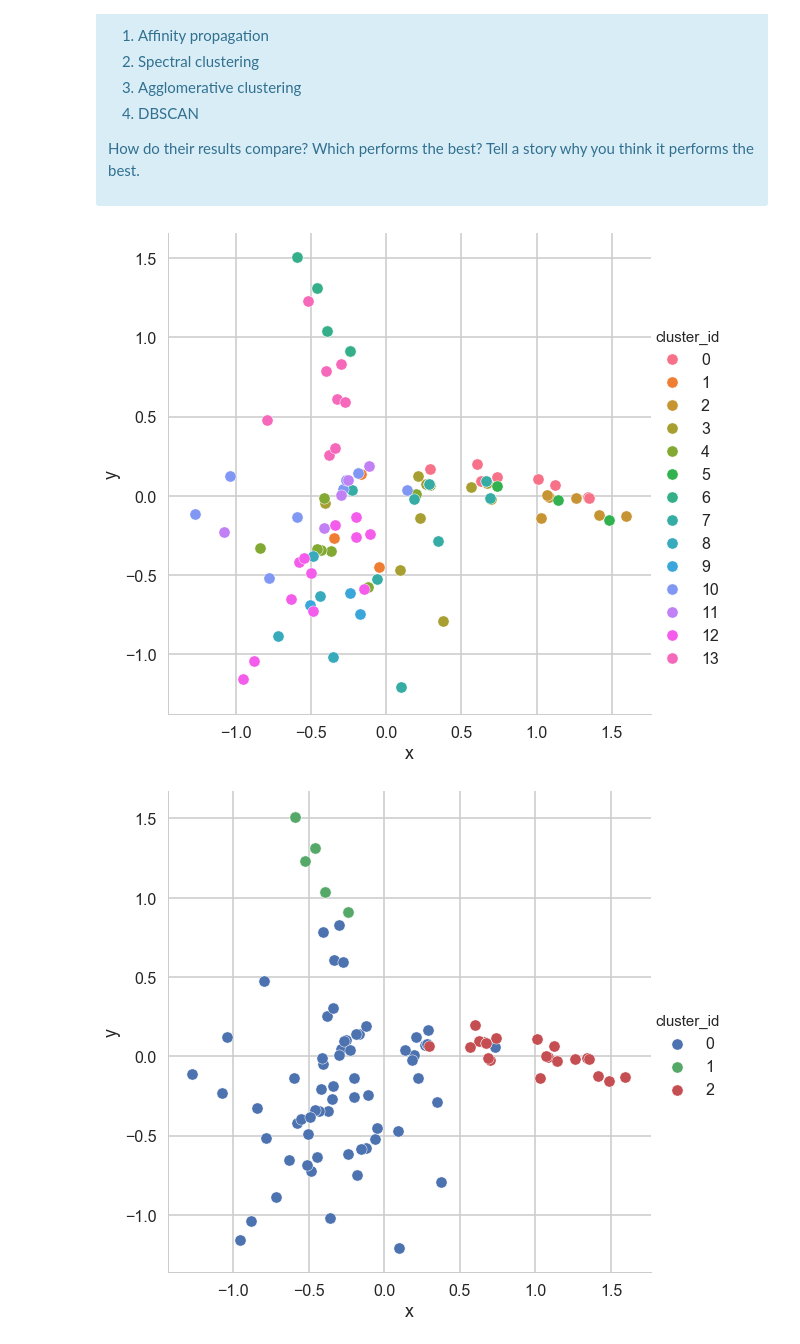
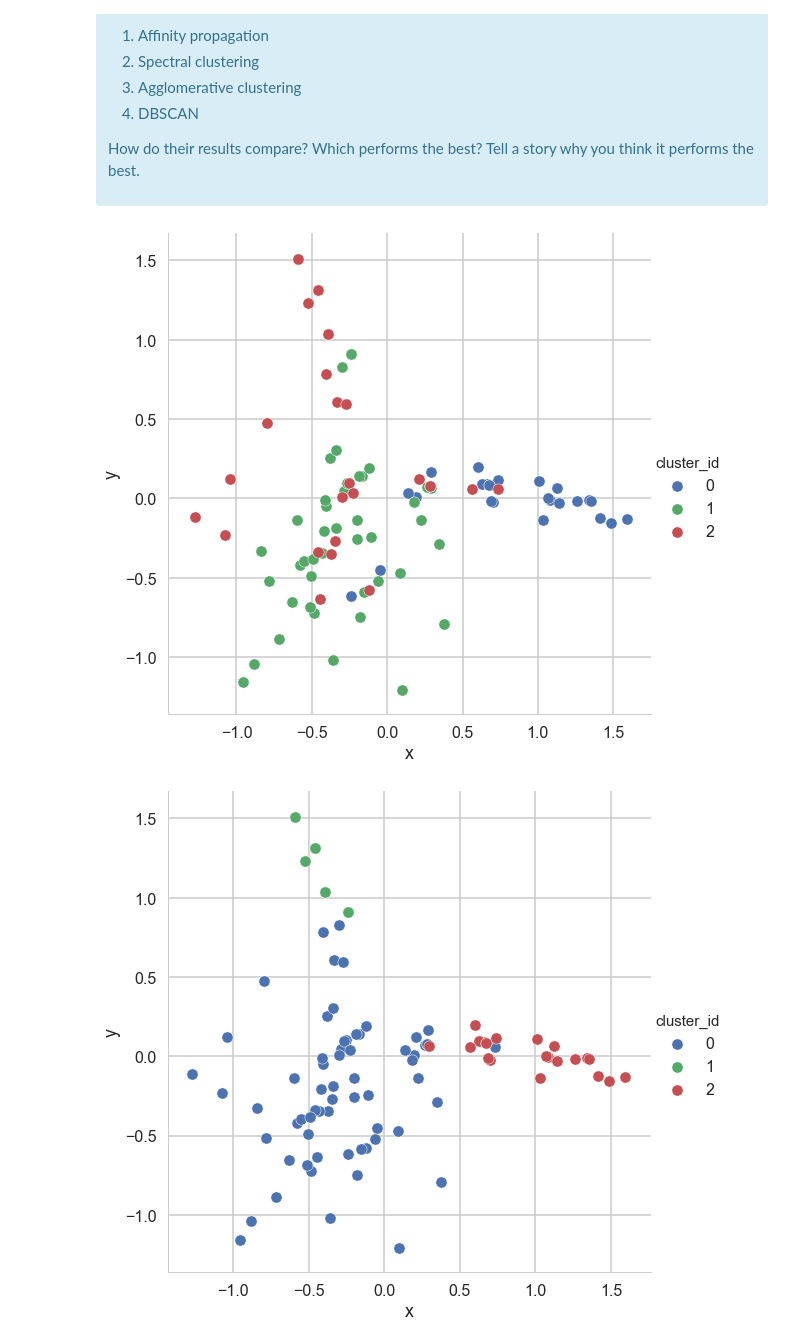
Before and after one commit to klane/springboard, a Jupyter notebook: machine-learning/clustering/clustering.ipynb, the cells around one changed output. Cells and saved outputs as stored; diff of their text form; code cells hidden in the pictures.

```diff
--- a/machine-learning/clustering/clustering.ipynb
+++ b/machine-learning/clustering/clustering.ipynb
@@ -100,20 +99,21 @@ where $x_i$ is a point, $C_k$ represents cluster $k$ and $\mu_k$ is the centroid
 </ul>
 </div>
 # %%
-# your turn
 import numpy as np
 from sklearn.cluster import KMeans
 from scipy.spatial.distance import cdist
 
-x_cols = df.as_matrix()
-K = range(2,11)
-kmeans = [KMeans(n_clusters=k, random_state=0).fit(x_cols) for k in K]
+X = df.as_matrix()
+K = range(2, 11)
+kmeans = [KMeans(n_clusters=k, random_state=0).fit(X) for k in K]
 centroids = [k.cluster_centers_ for k in kmeans]
-# dist = [cdist(x_cols, cent, 'sqeuclidean') for cent in centroids]
-k_euclid = [cdist(df.values, cent) for cent in centroids]
-dist = [np.min(ke, axis=1) for ke in k_euclid]
-wcss = [sum(d**2) for d in dist]
+kdist = [cdist(X, c, 'sqeuclidean') for c in centroids]
+dist = [sum(np.min(d, axis=1)) for d in kdist]
 
-plt.plot(K, wcss)
+plt.plot(K, dist)
+plt.xlabel('Number of Clusters')
+plt.ylabel('Sum of Squared Distance to Centroids')
+plt.xlim(1, 10)
+plt.ylim(160, 260)
 plt.show()
 # %% [output]
@@ -298,11 +291,12 @@ This is only one use of PCA for dimension reduction. We can also use PCA when we
 # %% [markdown]
 What we've done is we've taken those columns of 0/1 indicator variables, and we've transformed them into a 2-D dataset. We took one column and arbitrarily called it `x` and then called the other `y`. Now we can throw each point into a scatterplot. We color coded each point based on it's cluster so it's easier to see them.
 # %%
-#your turn
 from sklearn.decomposition import PCA
+
 pca = PCA(n_components=2)
-xpca = pca.fit_transform(x_cols)
-df2 = pd.DataFrame(df.index)
-df2['cluster_id'] = kmeans[1].predict(x_cols)
-df2['x'] = xpca[:,0]
-df2['y'] = xpca[:,1]
+Xpca = pca.fit_transform(X)
+df = pd.DataFrame(df.index)
+df['cluster_id'] = kmeans[1].predict(X)
+df['x'] = Xpca[:, 0]
+df['y'] = Xpca[:, 1]
+df.head()
@@ -447,14 +440,13 @@ Source: http://scikit-learn.org/stable/modules/clustering.html
 <p>How do their results compare? Which performs the best? Tell a story why you think it performs the best.</p>
 </div>
 # %%
-# Your turn
 from sklearn.cluster import AffinityPropagation
 
-df2.cluster_id = AffinityPropagation(damping=0.75).fit_predict(X)
-sns.pairplot(x_vars=["x"], y_vars=["y"], data=df2, hue="cluster_id", size=8)
+df.cluster_id = AffinityPropagation(preference=-25).fit_predict(X)
+sns.pairplot(x_vars='x', y_vars='y', data=df, hue='cluster_id', size=8)
 plt.show()
 # %% [output]
-[figure, old version]
+[figure, new version]
 # %%
 from sklearn.cluster import SpectralClustering
 
```
Also changed, not shown: parts of 11 cells of this notebook.
